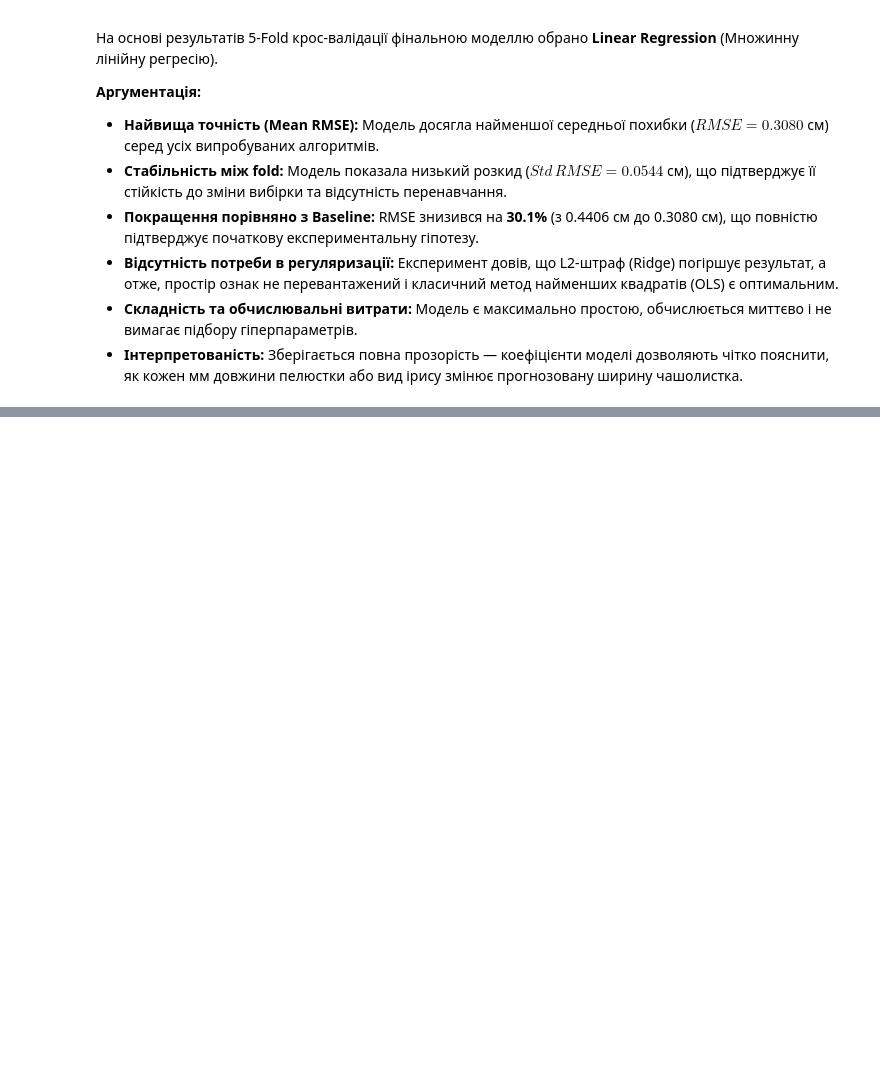
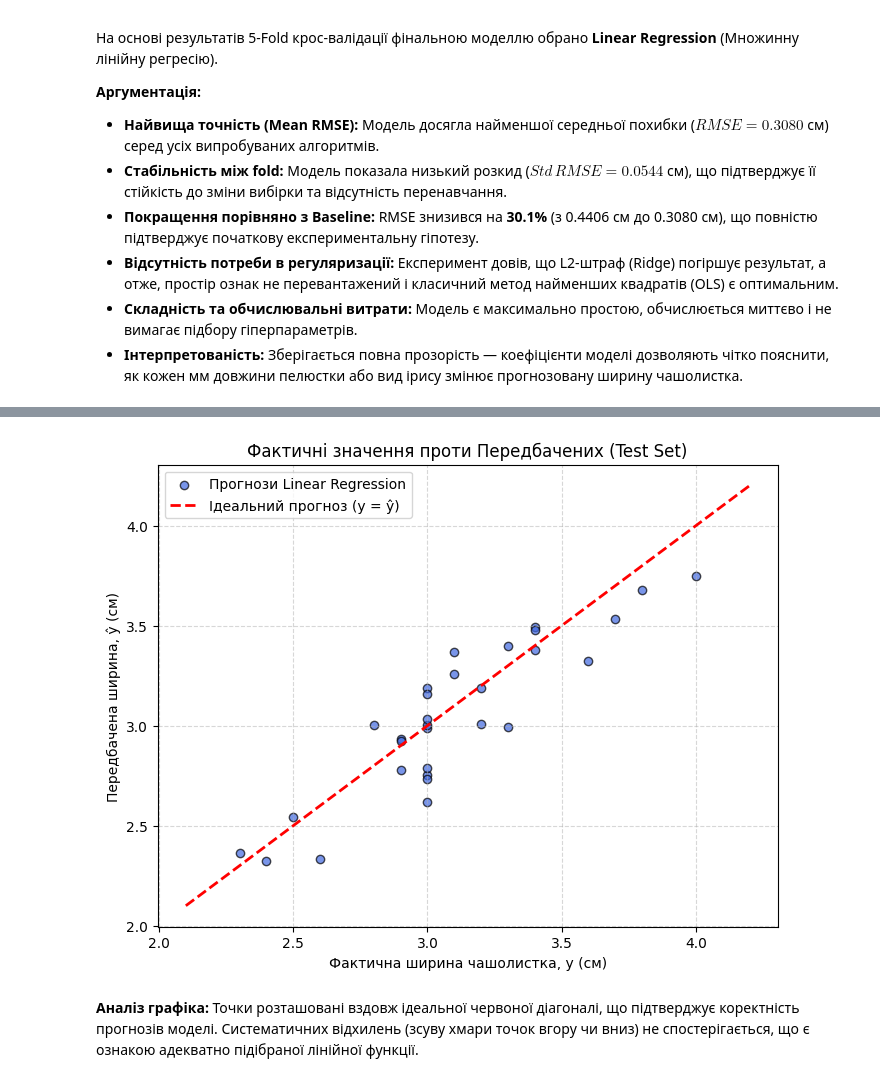
Before and after one commit to Yaroslav071315/machine-learning-course-volovnyk, a Jupyter notebook: practical02/notebook/Practical02.ipynb, the cells around one changed output, grey strips where cells are left out. Saved outputs shown, nothing was run; the diff lists cells and outputs as text; code cells hidden in the pictures; blank space fills up the shorter version.

Commit message:
Final assessment on the test set

```diff
--- a/practical02/notebook/Practical02.ipynb
+++ b/practical02/notebook/Practical02.ipynb
@@ -305,0 +311,23 @@ plt.show()
+# %%
+from sklearn.metrics import mean_absolute_error, mean_squared_error, r2_score
+
+# (28) Навчання фінальної моделі
+final_pipeline = Pipeline(steps=[
+    ('preprocessor', preprocessor),
+    ('model', LinearRegression())
+])
+final_pipeline.fit(X_train, y_train)
+
+# (29) Прогнозування на тестовій вибірці (виконується лише один раз!)
+y_pred_test = final_pipeline.predict(X_test)
+
+# (30) Обчислення фінальних метрик
+mae_test = mean_absolute_error(y_test, y_pred_test)
+mse_test = mean_squared_error(y_test, y_pred_test)
+rmse_test = np.sqrt(mse_test)  # Або root_mean_squared_error(y_test, y_pred_test) у нових версіях sklearn
+r2_test = r2_score(y_test, y_pred_test)
+
+print("--- Фінальні результати на Test Set ---")
+print(f"MAE:  {mae_test:.4f} см")
+print(f"RMSE: {rmse_test:.4f} см")
+print(f"R^2:  {r2_test:.4f}")
@@ -305,0 +347,22 @@ plt.show()
+# %%
+import matplotlib.pyplot as plt
+
+# (33) Побудова графіка фактичних і передбачених значень
+plt.figure(figsize=(8, 6))
+plt.scatter(y_test, y_pred_test, color='royalblue', edgecolor='k', alpha=0.7, label='Прогнози Linear Regression')
+
+# Побудова ідеальної діагоналі y = y_hat
+min_val = min(y_test.min(), y_pred_test.min()) - 0.2
+max_val = max(y_test.max(), y_pred_test.max()) + 0.2
+plt.plot([min_val, max_val], [min_val, max_val], color='red', linestyle='--', linewidth=2, label='Ідеальний прогноз (y = ŷ)')
+
+plt.title('Фактичні значення проти Передбачених (Test Set)')
+plt.xlabel('Фактична ширина чашолистка, y (см)')
+plt.ylabel('Передбачена ширина, ŷ (см)')
+plt.legend()
+plt.grid(True, linestyle='--', alpha=0.5)
+plt.show()
+# %% [output]
+[figure, added]
+# %% [markdown]
+**Аналіз графіка:** Точки розташовані вздовж ідеальної червоної діагоналі, що підтверджує коректність прогнозів моделі. Систематичних відхилень (зсуву хмари точок вгору чи вниз) не спостерігається, що є ознакою адекватно підібраної лінійної функції.
```
Also changed, not shown: parts of 4 cells of this notebook, 2 other files.
